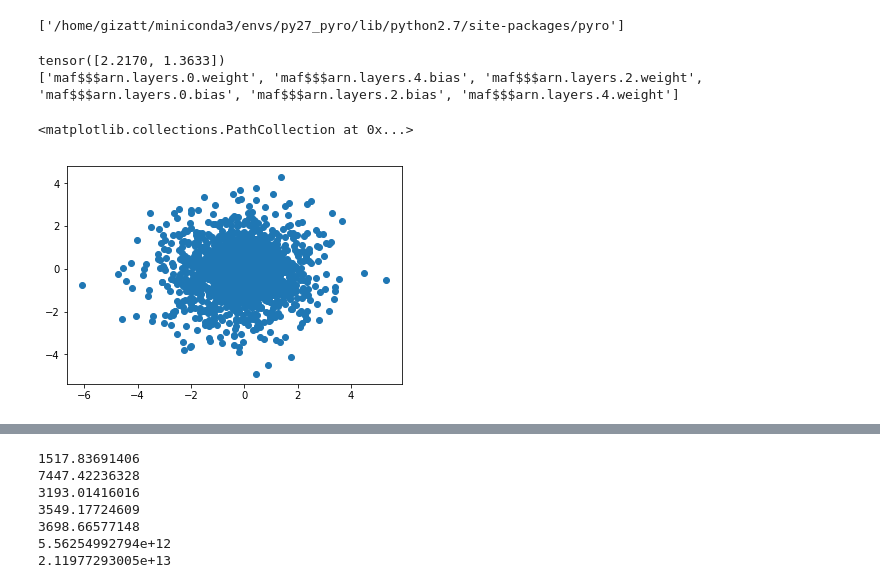
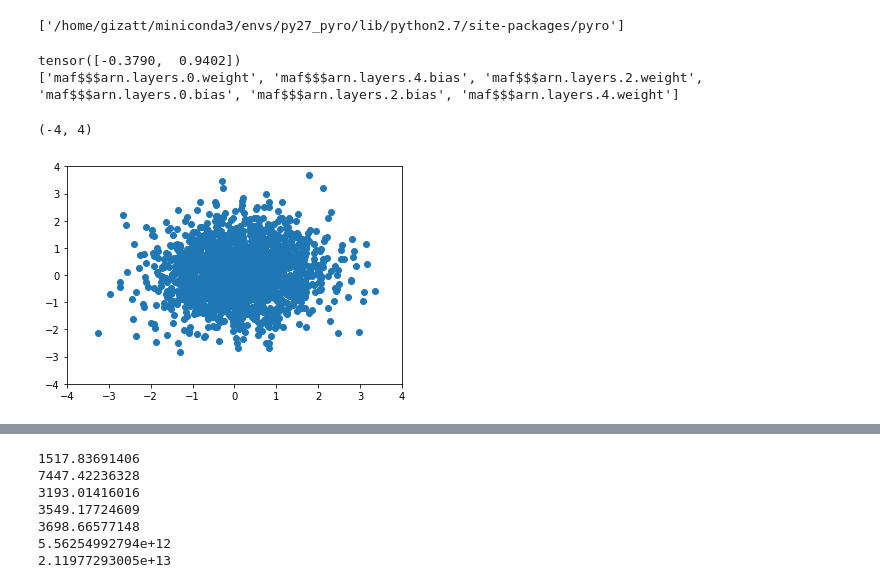
Before and after one commit to gizatt/scene_generation, a Jupyter notebook: notebooks/20190326_pyro_flows.ipynb, the cells around one changed output, grey strips where cells are left out. Drawn from its saved outputs; the diff is of its cells as text; code cells hidden in the pictures.

```diff
--- a/notebooks/20190326_pyro_flows.ipynb
+++ b/notebooks/20190326_pyro_flows.ipynb
@@ -20,20 +20,22 @@ print(pyro.__path__)
 # %%
 import pyro.distributions as dist
 from pyro.nn import AutoRegressiveNN
 base_dist = dist.Normal(torch.zeros(2), torch.ones(2))
 maf = dist.MaskedAutoregressiveFlow(AutoRegressiveNN(2, [10, 10]))
 maf_module = pyro.module("maf", maf)
 maf_dist = dist.TransformedDistribution(base_dist, [maf])
 print(maf_dist.sample())
 ps = pyro.get_param_store()
 print(ps.get_all_param_names())
 samples = maf_dist.sample(sample_shape=[1000, 2])
 plt.scatter(samples[:, 0], samples[:, 1])
+plt.xlim(-4, 4)
+plt.ylim(-4, 4)
 # %% [output]
-tensor([2.2170, 1.3633])
+tensor([-0.3790,  0.9402])
 ['maf$$$arn.layers.0.weight', 'maf$$$arn.layers.4.bias', 'maf$$$arn.layers.2.weight', 'maf$$$arn.layers.0.bias', 'maf$$$arn.layers.2.bias', 'maf$$$arn.layers.4.weight']
-<matplotlib.collections.PathCollection at 0x...>
+(-4, 4)
-[figure, old version]
+[figure, new version]
 # %%
 N = 1000
 
```
Also changed, not shown: parts of 7 cells of this notebook, 56 other files.
